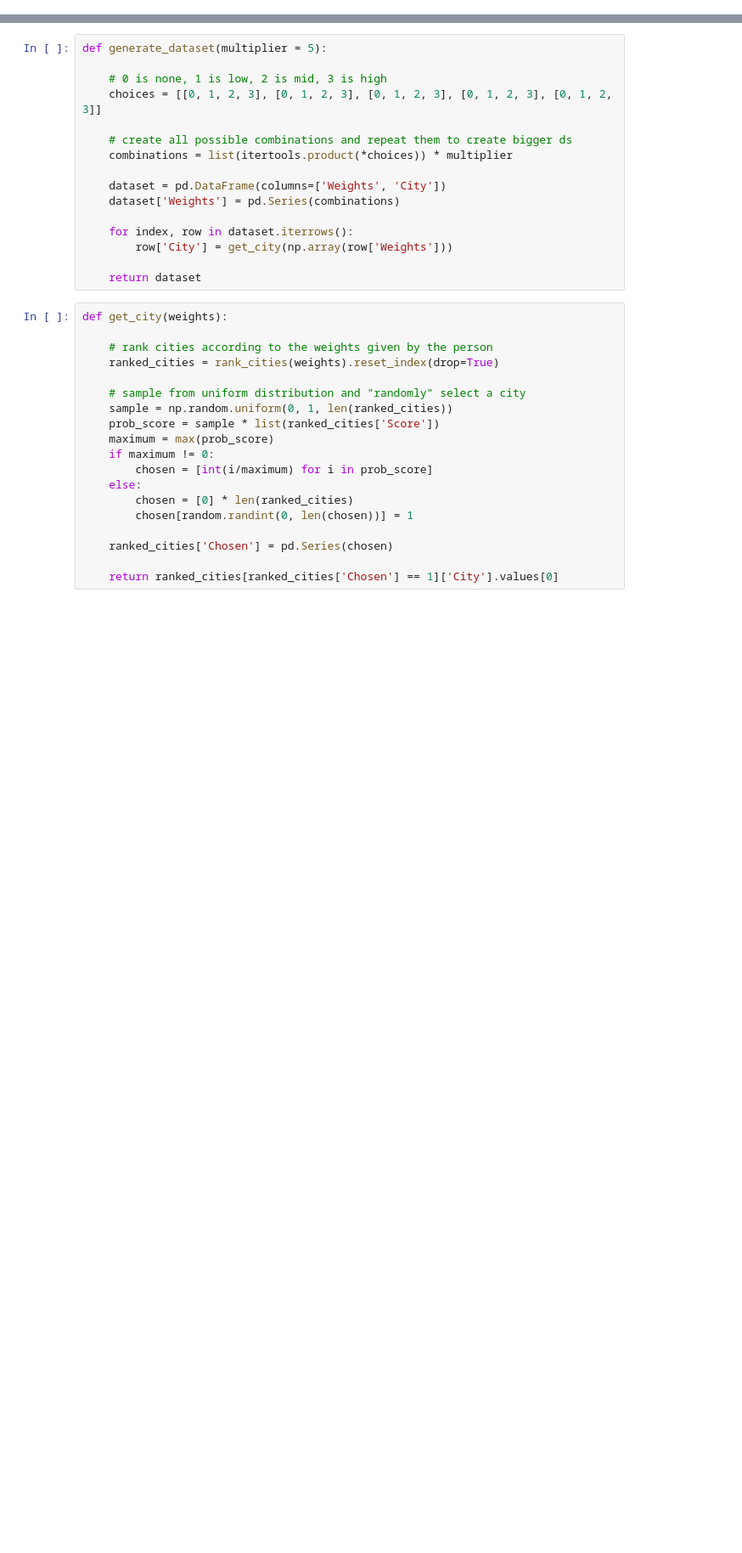
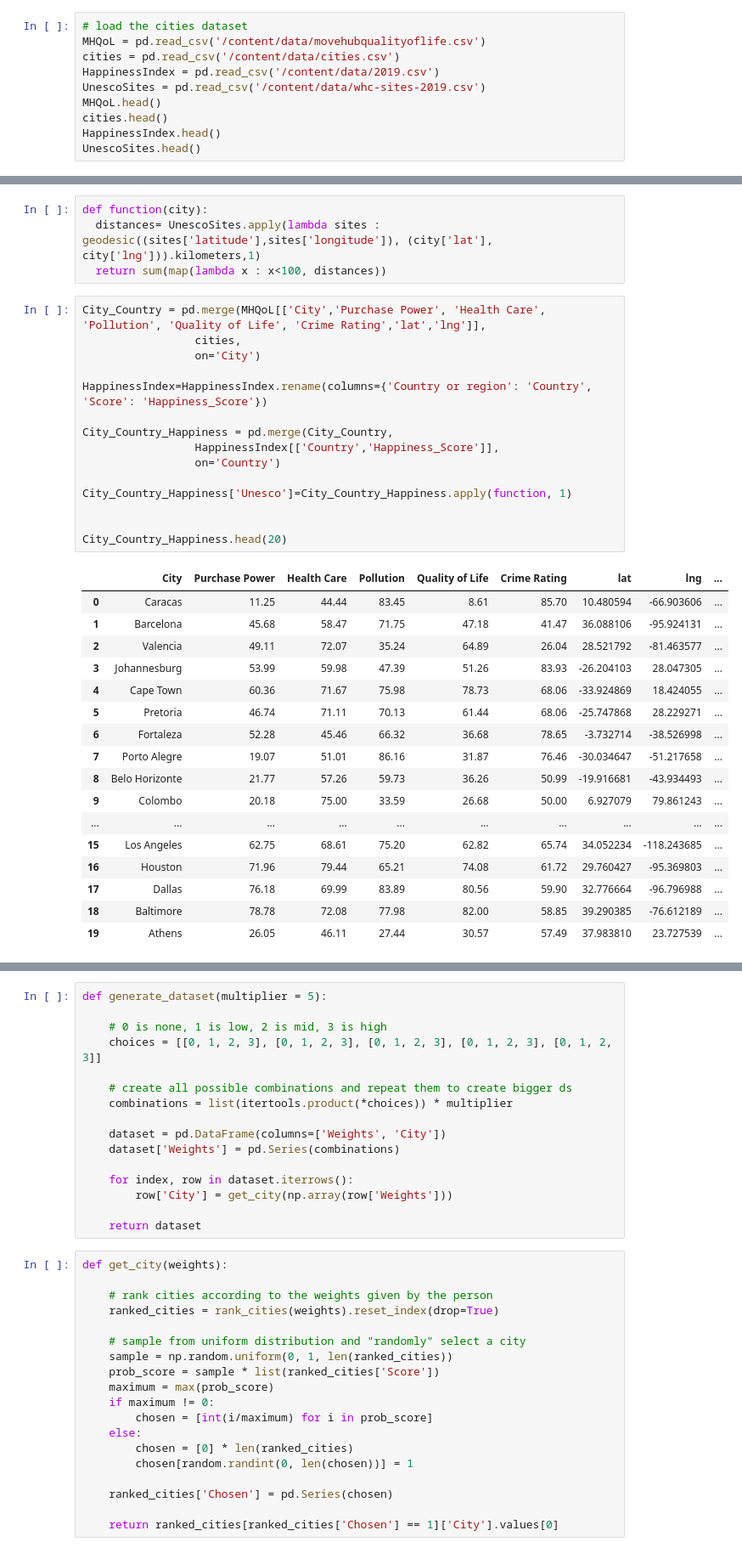
Before and after one commit to calvincbzhang/city-search-tool, a Jupyter notebook: notebooks/generate_datasets.ipynb, the cells around one changed output, grey strips where cells are left out. Shown: that part at 85% size. Saved outputs shown, nothing was run; the diff lists cells and outputs as text; blank space fills up the shorter version.

```diff
--- a/notebooks/generate_datasets.ipynb
+++ b/notebooks/generate_datasets.ipynb
@@ -17,0 +8,10 @@ cities.head()
+# %%
+# load the cities dataset
+MHQoL = pd.read_csv('/content/data/movehubqualityoflife.csv')
+cities = pd.read_csv('/content/data/cities.csv')
+HappinessIndex = pd.read_csv('/content/data/2019.csv')
+UnescoSites = pd.read_csv('/content/data/whc-sites-2019.csv')
+MHQoL.head()
+cities.head()
+HappinessIndex.head()
+UnescoSites.head()
@@ -17,0 +25,37 @@ cities.head()
+# %%
+def function(city):
+  distances= UnescoSites.apply(lambda sites : geodesic((sites['latitude'],sites['longitude']), (city['lat'], city['lng'])).kilometers,1)
+  return sum(map(lambda x : x<100, distances))
+# %%
+City_Country = pd.merge(MHQoL[['City','Purchase Power', 'Health Care', 'Pollution', 'Quality of Life', 'Crime Rating','lat','lng']],
+                 cities,
+                 on='City')
+
+HappinessIndex=HappinessIndex.rename(columns={'Country or region': 'Country', 'Score': 'Happiness_Score'})
+
+City_Country_Happiness = pd.merge(City_Country,
+                 HappinessIndex[['Country','Happiness_Score']],
+                 on='Country')
+
+City_Country_Happiness['Unesco']=City_Country_Happiness.apply(function, 1)
+
+
+City_Country_Happiness.head(20)
+# %% [output]
+|  | City | Purchase Power | Health Care | Pollution | Quality of Life | Crime Rating | lat | lng | ... |
+| 0 | Caracas | 11.25 | 44.44 | 83.45 | 8.61 | 85.70 | 10.480594 | -66.903606 | ... |
+| 1 | Barcelona | 45.68 | 58.47 | 71.75 | 47.18 | 41.47 | 36.088106 | -95.924131 | ... |
+| 2 | Valencia | 49.11 | 72.07 | 35.24 | 64.89 | 26.04 | 28.521792 | -81.463577 | ... |
+| 3 | Johannesburg | 53.99 | 59.98 | 47.39 | 51.26 | 83.93 | -26.204103 | 28.047305 | ... |
+| 4 | Cape Town | 60.36 | 71.67 | 75.98 | 78.73 | 68.06 | -33.924869 | 18.424055 | ... |
+| 5 | Pretoria | 46.74 | 71.11 | 70.13 | 61.44 | 68.06 | -25.747868 | 28.229271 | ... |
+| 6 | Fortaleza | 52.28 | 45.46 | 66.32 | 36.68 | 78.65 | -3.732714 | -38.526998 | ... |
+| 7 | Porto Alegre | 19.07 | 51.01 | 86.16 | 31.87 | 76.46 | -30.034647 | -51.217658 | ... |
+| 8 | Belo Horizonte | 21.77 | 57.26 | 59.73 | 36.26 | 50.99 | -19.916681 | -43.934493 | ... |
+| 9 | Colombo | 20.18 | 75.00 | 33.59 | 26.68 | 50.00 | 6.927079 | 79.861243 | ... |
+| ... | ... | ... | ... | ... | ... | ... | ... | ... | ... |
+| 15 | Los Angeles | 62.75 | 68.61 | 75.20 | 62.82 | 65.74 | 34.052234 | -118.243685 | ... |
+| 16 | Houston | 71.96 | 79.44 | 65.21 | 74.08 | 61.72 | 29.760427 | -95.369803 | ... |
+| 17 | Dallas | 76.18 | 69.99 | 83.89 | 80.56 | 59.90 | 32.776664 | -96.796988 | ... |
+| 18 | Baltimore | 78.78 | 72.08 | 77.98 | 82.00 | 58.85 | 39.290385 | -76.612189 | ... |
+| 19 | Athens | 26.05 | 46.11 | 27.44 | 30.57 | 57.49 | 37.983810 | 23.727539 | ... |
```
Also changed, not shown: parts of 5 cells of this notebook.
